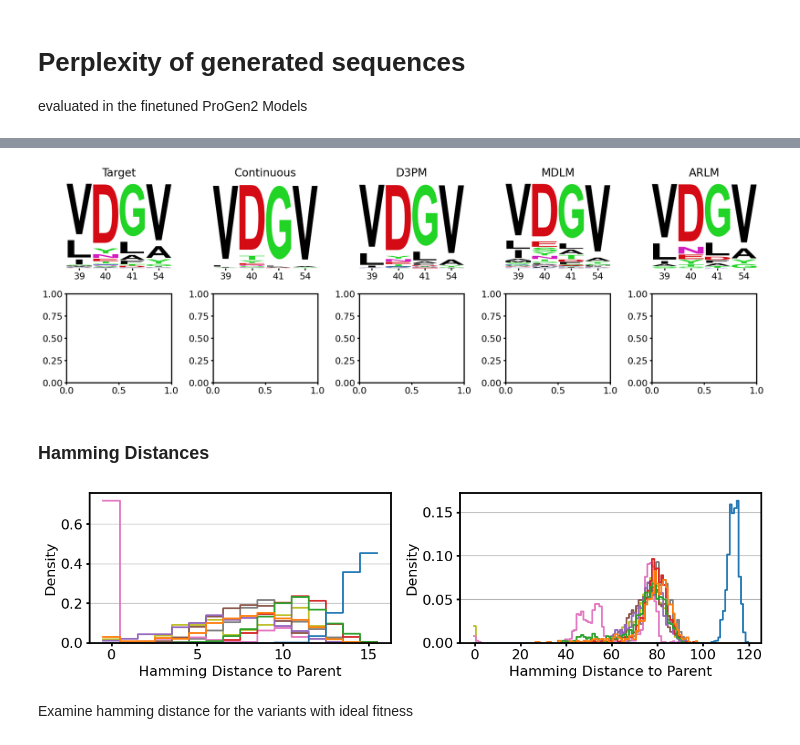
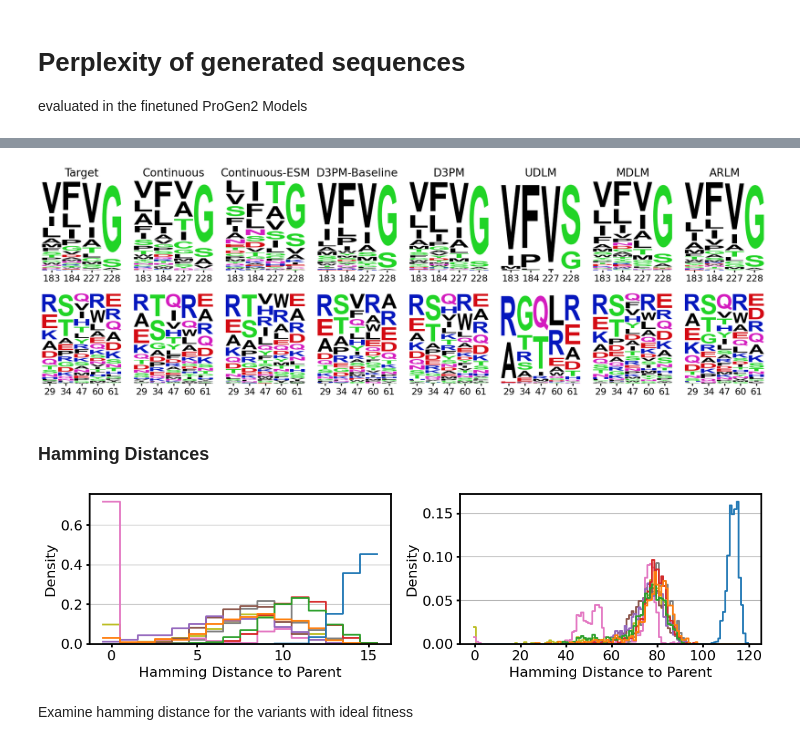
Before and after one commit to Komod0D/SGPO, a Jupyter notebook: analysis.ipynb, the cells around one changed output, grey strips where cells are left out. Cells and saved outputs as stored; diff of their text form; code cells hidden in the pictures.

```diff
--- a/analysis.ipynb
+++ b/analysis.ipynb
@@ -83,21 +83,24 @@ seq2[247]
 # Perplexity of generated sequences
 evaluated in the finetuned ProGen2 Models
 # %%
-proteins = ["GB1"] #["TrpB", "CreiLOV"]
+proteins = ["TrpB", "CreiLOV"] #["GB1"]
 # models = ["random", "continuous", "d3pm", "d3pm_finetune", "causalLM_finetune"]
 tasks = ["unconstrained"] #"constrained"
 sites = [117, 118, 119, 162, 166, 182, 183, 184, 185, 186, 227, 228, 230, 231, 301]
 diversity_metric = shannon_entropy
 # order = ["random", "target", "continuous", "continuous_ESM", "d3pm", "d3pm_finetune", "udlm", "mdlm", "causalLM_finetune"]
 #map the order to versions with the first letter capitalized
-#order = ["Random", "Target", "Continuous", "Continuous-ESM", "D3PM-Baseline", "D3PM", "UDLM", "MDLM", "ARLM"]
-order = ["Random", "Target", "Continuous", "D3PM", "MDLM", "ARLM"]
-colors = ["tab:blue", "tab:orange", "tab:green", "tab:brown", "tab:gray", "tab:olive"]
+order = ["Random", "Target", "Continuous", "Continuous-ESM", "D3PM-Baseline", "D3PM", "UDLM", "MDLM", "ARLM"]
+# order = ["Random", "Target", "Continuous", "D3PM", "MDLM", "ARLM"]
+colors = sns.color_palette("tab10", n_colors=10)
+#colors = ["tab:blue", "tab:orange", "tab:green", "tab:brown", "tab:gray", "tab:olive"] #for GB1
+
+prefix = "/disk1/jyang4/repos/huggingface/SGPO/exps"
 i =0
 i =0
 plt.figure(figsize=(10, 5))
 for protein in proteins:
-    df = pd.read_csv(f'exps/protein/perplexity/{protein}/perplexity.csv')
+    df = pd.read_csv(f'{prefix}/perplexity/{protein}/perplexity.csv')
     for task in tasks:
         i += 1
         plt.subplot(2, 2, i)
@@ -170,5 +173,6 @@ for protein in proteins:
 #legend off to the side
 #plt.legend(loc='center left', bbox_to_anchor=(1, 1))
 plt.tight_layout()
+#plt.savefig(f"figures/perplexity_GB1.svg")
 plt.savefig(f"figures/perplexity.svg")
 # %% [output]
@@ -221,12 +225,14 @@ def get_mutations(variant, full_seq):
 def get_n_mutations(variant, full_seq):
     return sum([1 for i in range(len(variant)) if variant[i] != full_seq[i]])
 # %%
-#priors = ["target",  "continuous", "continuous_ESM", "d3pm", "d3pm_finetune", "udlm", "mdlm", "causalLM_finetune"]
-priors = ["target",  "continuous", "d3pm_finetune", "mdlm", "causalLM_finetune"]
-order = ["Target", "Continuous", "D3PM", "MDLM", "ARLM"]
+priors = ["target",  "continuous", "continuous_ESM", "d3pm", "d3pm_finetune", "udlm", "mdlm", "causalLM_finetune"]
+order = ["Target", "Continuous", "Continuous-ESM", "D3PM-Baseline", "D3PM", "UDLM", "MDLM", "ARLM"]
+#priors = ["target",  "continuous", "causalLM_finetune"] #"d3pm_finetune", "mdlm",
+#order = ["Target", "Continuous",  "ARLM"] #"D3PM", "MDLM",
 
-fig, axs = plt.subplots(2,len(priors),figsize=[18, 6])
+fig, axs = plt.subplots(2,len(priors),figsize=[18, 6]) #[18, 6]
+prefix = "/disk1/jyang4/repos/huggingface/SGPO/exps"
 
-for i, protein in enumerate(["GB1"]): #, "CreiLOV" #["TrpB", "CreiLOV"]
+for i, protein in enumerate(["TrpB", "CreiLOV"]): #, "CreiLOV" #["TrpB", "CreiLOV"]
     if 'TrpB' in protein:
         sites = [183, 184, 227, 228]
@@ -251,7 +257,7 @@ for i, protein in enumerate(["GB1"]): #, "CreiLOV" #["TrpB", "CreiLOV"]
             #sequences = drop_gapped(sequences, sites)
             results_df = pd.DataFrame({'sequence': sequences})
         elif model == "causalLM_finetune":
-            sequences = SeqIO.parse(f'exps/protein/{protein}/{model}/prior_sample/unconstrained/generated.fasta', format='fasta') #uncond
+            sequences = SeqIO.parse(f'{prefix}/{protein}/{model}/prior_sample/unconstrained/generated.fasta', format='fasta') #uncond
             # sequences = fill_sequence(sequences, protein, full_seq)
             # sequences = replace_gaps(sequences, full_seq)
 
@@ -259,7 +265,7 @@ for i, protein in enumerate(["GB1"]): #, "CreiLOV" #["TrpB", "CreiLOV"]
 
             results_df = pd.DataFrame({'sequence': sequences})
         else:
-            sequences = SeqIO.parse(f'exps/protein/{protein}/{model}/prior_sample/unconstrained/generated.fasta', format='fasta') #uncond
+            sequences = SeqIO.parse(f'{prefix}/{protein}/{model}/prior_sample/unconstrained/generated.fasta', format='fasta') #uncond
             sequences = [str(seq.seq) for seq in sequences]
             results_df = pd.DataFrame({'sequence': sequences})
             #sequences = f'exps/protein/{protein}/{model}/default/uncond/generated.fasta'
@@ -270,6 +276,7 @@ for i, protein in enumerate(["GB1"]): #, "CreiLOV" #["TrpB", "CreiLOV"]
         logo_plot = plot_logo(logo_df, name=name, ax=ax,sites=sites)
 
 plt.tight_layout()
-#plt.savefig(f"figures/logos.svg")
+#plt.savefig(f"figures/logos_GB1.svg")
+plt.savefig(f"figures/logos.svg")
 # %% [output]
  Warning: Character 'X' is not in color_dict. Using black.
@@ -276,4 +284,4 @@ plt.tight_layout()
-[figure, old version]
+[figure, new version]
 # %% [markdown]
 ### Hamming Distances
 # %%
@@ -284,6 +292,7 @@ order = ["Random", "Target", "Continuous", "Continuous-ESM", "D3PM-Baseline", "D
 tasks = ["unconstrained"]
 
 i =0
+prefix = "/disk1/jyang4/repos/huggingface/SGPO/exps"
 plt.figure(figsize=(12, 6))
 for protein in proteins:
     if protein == "CreiLOV":
@@ -293,4 +302,5 @@ for protein in proteins:
-    df = pd.read_csv(f'exps/protein/perplexity/{protein}/perplexity.csv')
+
+    df = pd.read_csv(f'{prefix}/perplexity/{protein}/perplexity.csv')
     for task in tasks:
         i += 1
         plt.subplot(2, 2, i)
@@ -321,7 +331,7 @@ for protein in proteins:
 plt.tight_layout()
 plt.savefig(f"figures/hamming_distance.svg")
 # %% [output]
-[figure, old version]
+[figure, new version]
 # %% [markdown]
 Examine hamming distance for the variants with ideal fitness
 # %%
```
Also changed, not shown: parts of 6 cells of this notebook, 24 other files.
